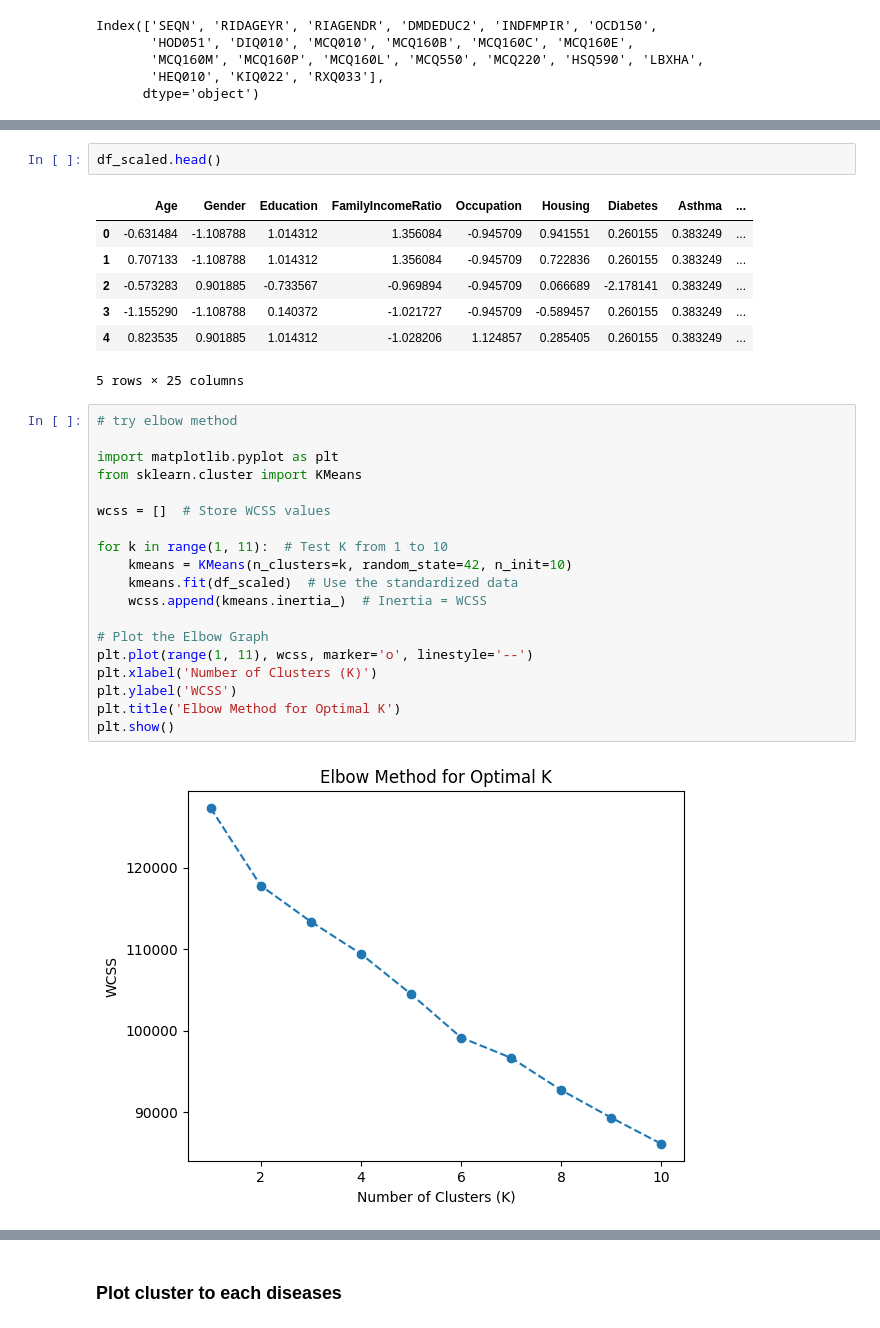
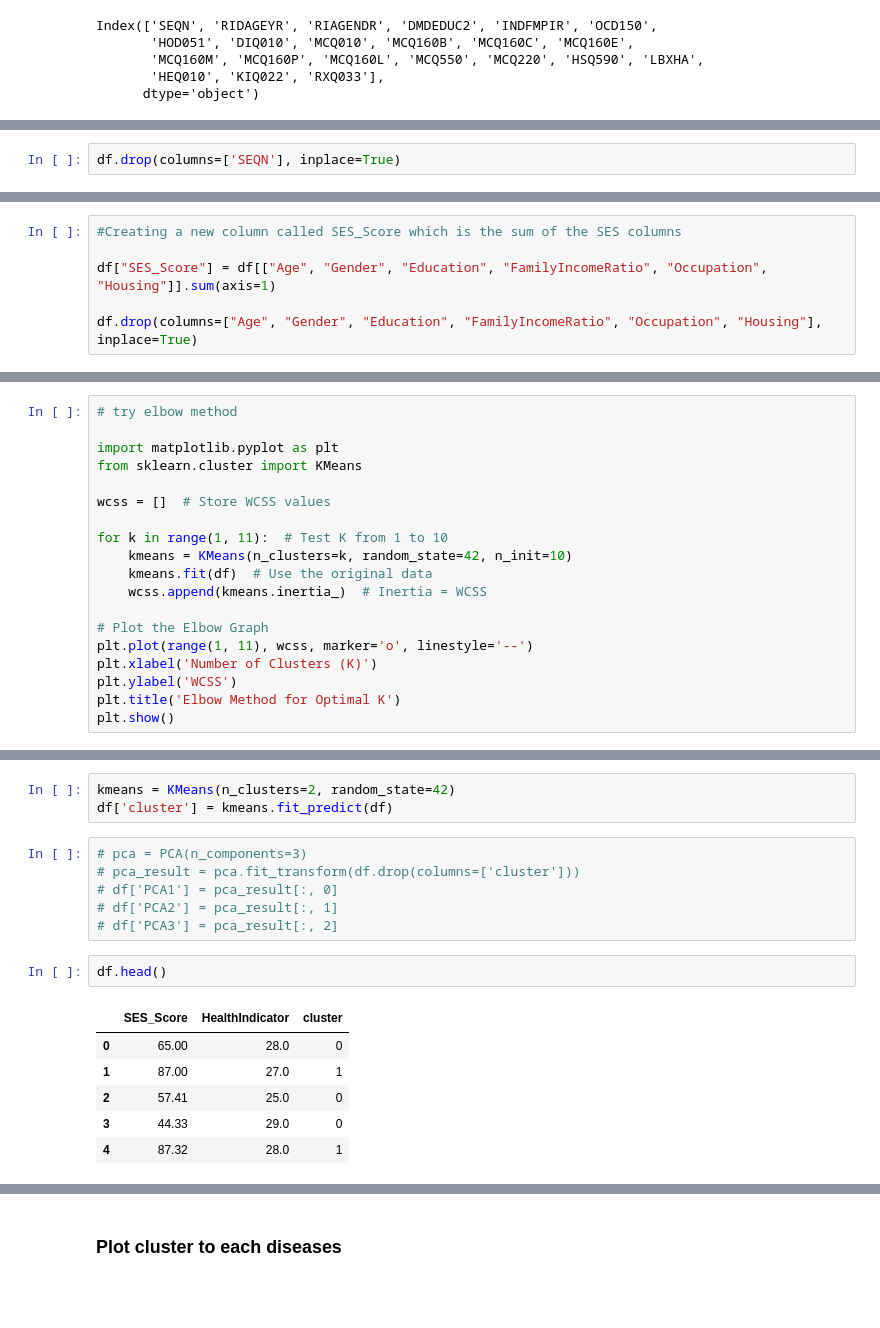
Before and after one commit to baldeoJV/CCADMACL_PROJ_COM222, a Jupyter notebook: vernon.ipynb, the cells around one changed output, grey strips where cells are left out. Saved outputs shown, nothing was run; the diff lists cells and outputs as text; blank space fills up the shorter version.

```diff
--- a/vernon.ipynb
+++ b/vernon.ipynb
@@ -52,6 +54,8 @@ df.head()
 | 3 | 130386.0 | 34.0 | 1.0 | 4.0 | 1.33 | 1.0 | 3.0 | 2.0 | 2.0 | ... |
 | 4 | 130387.0 | 68.0 | 2.0 | 5.0 | 1.32 | 4.0 | 7.0 | 2.0 | 2.0 | ... |
 5 rows × 22 columns
+# %%
+df.drop(columns=['SEQN'], inplace=True)
 # %%
 df.info()
 # %% [output]
@@ -88 +92,7 @@ df.describe()
+# %%
+#Creating a new column called SES_Score which is the sum of the SES columns
+
+df["SES_Score"] = df[["Age", "Gender", "Education", "FamilyIncomeRatio", "Occupation", "Housing"]].sum(axis=1)
+
+df.drop(columns=["Age", "Gender", "Education", "FamilyIncomeRatio", "Occupation", "Housing"], inplace=True)
 # %%
@@ -122,0 +143,19 @@ df_scaled.drop(columns=['SEQN'], inplace=True)
+# %%
+# try elbow method
+
+import matplotlib.pyplot as plt
+from sklearn.cluster import KMeans
+
+wcss = []  # Store WCSS values
+
+for k in range(1, 11):  # Test K from 1 to 10
+    kmeans = KMeans(n_clusters=k, random_state=42, n_init=10)
+    kmeans.fit(df)  # Use the original data
+    wcss.append(kmeans.inertia_)  # Inertia = WCSS
+
+# Plot the Elbow Graph
+plt.plot(range(1, 11), wcss, marker='o', linestyle='--')
+plt.xlabel('Number of Clusters (K)')
+plt.ylabel('WCSS')
+plt.title('Elbow Method for Optimal K')
+plt.show()
@@ -123,31 +164,18 @@ df_scaled.drop(columns=['SEQN'], inplace=True)
+# %%
+kmeans = KMeans(n_clusters=2, random_state=42)
+df['cluster'] = kmeans.fit_predict(df)
+# %%
+# pca = PCA(n_components=3)
+# pca_result = pca.fit_transform(df.drop(columns=['cluster']))
+# df['PCA1'] = pca_result[:, 0]
+# df['PCA2'] = pca_result[:, 1]
+# df['PCA3'] = pca_result[:, 2]
 # %%
-df_scaled.head()
+df.head()
 # %% [output]
-|  | Age | Gender | Education | FamilyIncomeRatio | Occupation | Housing | Diabetes | Asthma | ... |
-| 0 | -0.631484 | -1.108788 | 1.014312 | 1.356084 | -0.945709 | 0.941551 | 0.260155 | 0.383249 | ... |
-| 1 | 0.707133 | -1.108788 | 1.014312 | 1.356084 | -0.945709 | 0.722836 | 0.260155 | 0.383249 | ... |
-| 2 | -0.573283 | 0.901885 | -0.733567 | -0.969894 | -0.945709 | 0.066689 | -2.178141 | 0.383249 | ... |
-| 3 | -1.155290 | -1.108788 | 0.140372 | -1.021727 | -0.945709 | -0.589457 | 0.260155 | 0.383249 | ... |
-| 4 | 0.823535 | 0.901885 | 1.014312 | -1.028206 | 1.124857 | 0.285405 | 0.260155 | 0.383249 | ... |
+|  | SES_Score | HealthIndicator | cluster |
+| 0 | 65.00 | 28.0 | 0 |
+| 1 | 87.00 | 27.0 | 1 |
+| 2 | 57.41 | 25.0 | 0 |
+| 3 | 44.33 | 29.0 | 0 |
+| 4 | 87.32 | 28.0 | 1 |
-5 rows × 25 columns
-# %%
-# try elbow method
-
-import matplotlib.pyplot as plt
-from sklearn.cluster import KMeans
-
-wcss = []  # Store WCSS values
-
-for k in range(1, 11):  # Test K from 1 to 10
-    kmeans = KMeans(n_clusters=k, random_state=42, n_init=10)
-    kmeans.fit(df_scaled)  # Use the standardized data
-    wcss.append(kmeans.inertia_)  # Inertia = WCSS
-
-# Plot the Elbow Graph
-plt.plot(range(1, 11), wcss, marker='o', linestyle='--')
-plt.xlabel('Number of Clusters (K)')
-plt.ylabel('WCSS')
-plt.title('Elbow Method for Optimal K')
-plt.show()
-# %% [output]
-[figure, removed]
```
Also changed, not shown: parts of 20 cells of this notebook, 2 other files.
